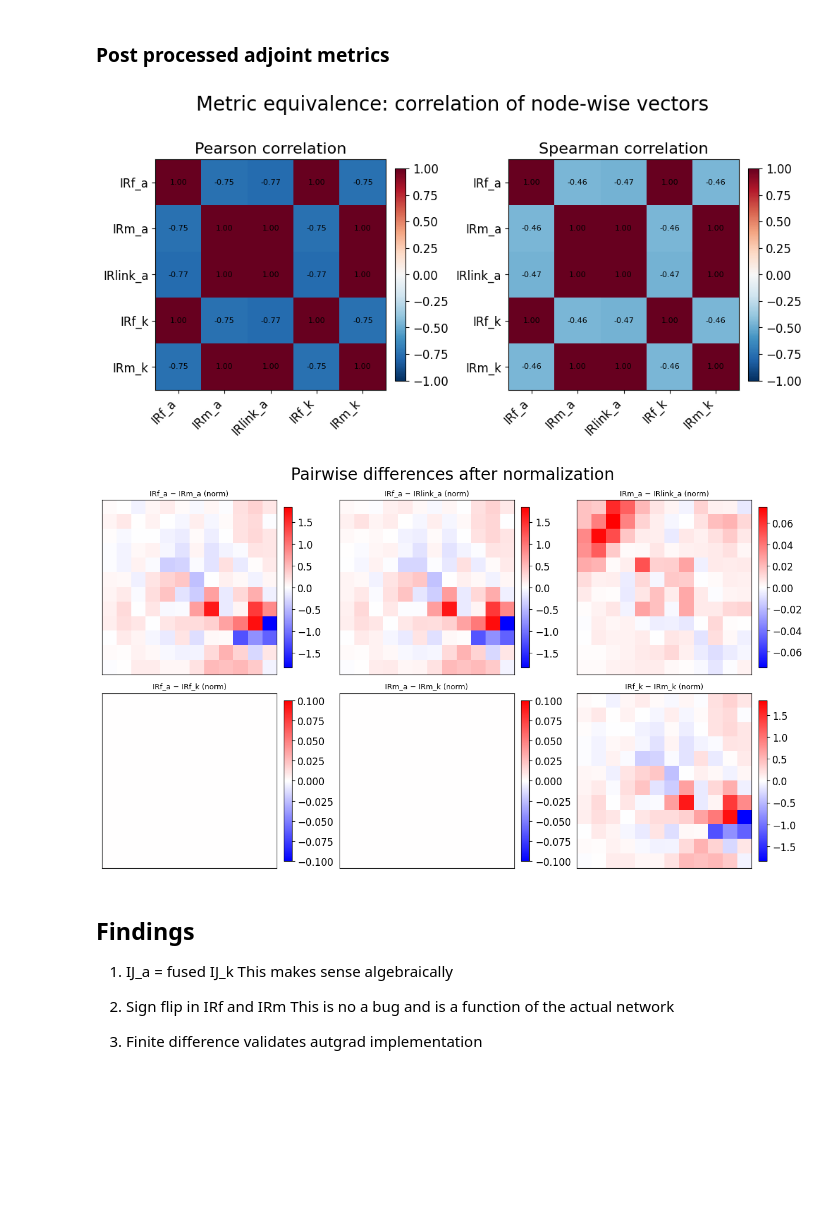
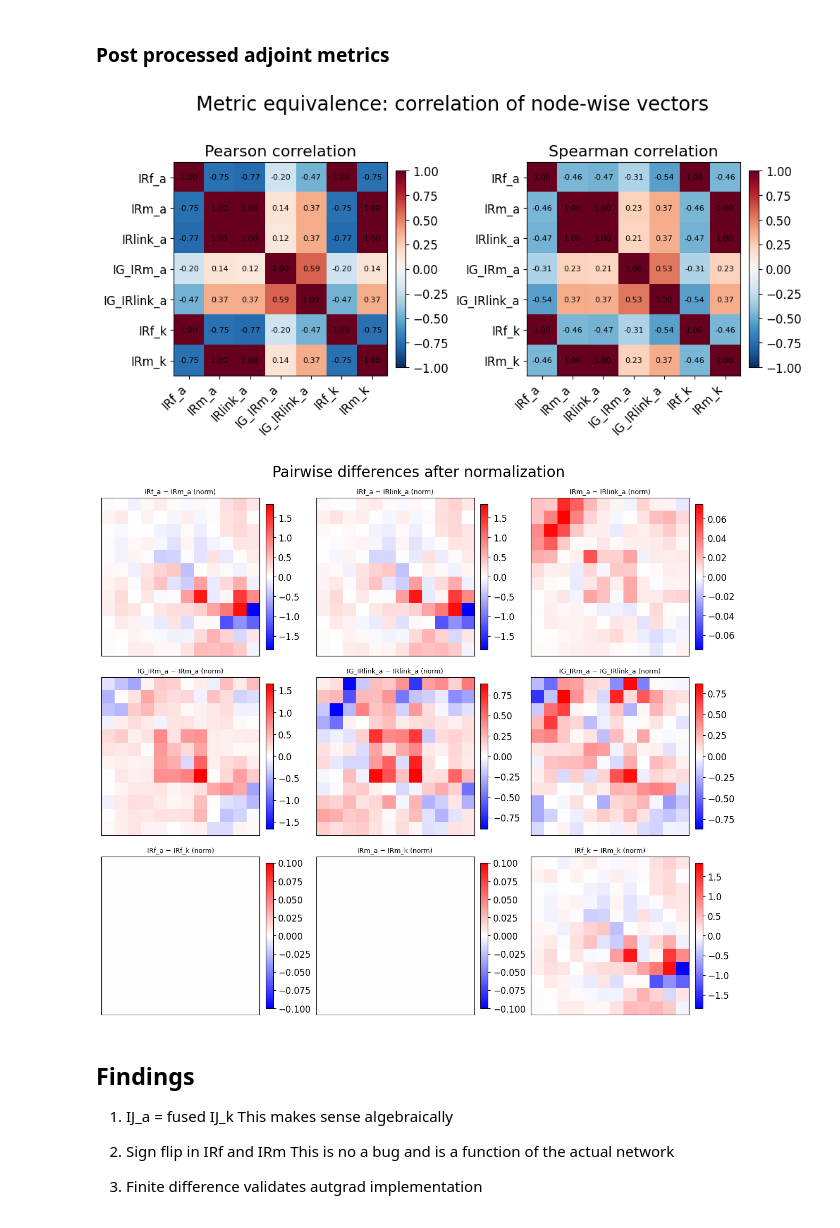
Before and after one commit to adamLastovka/KuramotoNeuralSimulations, a Jupyter notebook: Notebooks/05_metric_comparison.ipynb, the cells around one changed output. Cells and saved outputs as stored; diff of their text form; code cells hidden in the pictures; blank space fills up the shorter version.

```diff
--- a/Notebooks/05_metric_comparison.ipynb
+++ b/Notebooks/05_metric_comparison.ipynb
@@ -345,11 +337,15 @@ IRm_k = node_importance_from_gradK(sim.params.K, g_avg.K)
 IRf_a = -dRf_dalpha
 IRm_a = -dRm_dalpha
 IRlink_a = -dR_link_dalpha
+IG_IRm_a = -IG_dRm_dalpha
+IG_IRlink_a = -IG_dR_link_dalpha
 
 vecs = {
     "IRf_a": IRf_a,
     "IRm_a": IRm_a,
     "IRlink_a": IRlink_a,
+    "IG_IRm_a": IG_IRm_a,
+    "IG_IRlink_a": IG_IRlink_a,
     "IRf_k": IRf_k,
     "IRm_k": IRm_k,
 }
@@ -390,40 +386,53 @@ for i in range(len(names)):
 fig.colorbar(im1, ax=ax[1], fraction=0.046, pad=0.04)
 plt.suptitle("Metric equivalence: correlation of node-wise vectors", y=1.02)
 plt.show()
 
 # --- Normalized spatial patterns and pairwise differences (scale-free)
-IRf_a_norm = IRf_a/np.max(IRf_a)
-IRm_a_norm = IRm_a/np.max(IRm_a)
-IRlink_a_norm = IRlink_a/np.max(IRlink_a)
-IRf_k_norm = IRf_k/np.max(IRf_k)
-IRm_k_norm = IRm_k/np.max(IRm_k)
+def safe_norm(v):
+    m = np.max(np.abs(v))
+    return v / m if m > 0 else v
+
+IRf_a_norm = safe_norm(IRf_a)
+IRm_a_norm = safe_norm(IRm_a)
+IRlink_a_norm = safe_norm(IRlink_a)
+IG_IRm_a_norm = safe_norm(IG_IRm_a)
+IG_IRlink_a_norm = safe_norm(IG_IRlink_a)
+IRf_k_norm = safe_norm(IRf_k)
+IRm_k_norm = safe_norm(IRm_k)
 
 pairs = [
+    # Linear adjoint inter-comparisons
     (IRf_a_norm - IRm_a_norm, "IRf_a − IRm_a (norm)"),
     (IRf_a_norm - IRlink_a_norm, "IRf_a − IRlink_a (norm)"),
     (IRm_a_norm - IRlink_a_norm, "IRm_a − IRlink_a (norm)"),
+    # IG vs linearized (key comparison)
+    (IG_IRm_a_norm - IRm_a_norm, "IG_IRm_a − IRm_a (norm)"),
+    (IG_IRlink_a_norm - IRlink_a_norm, "IG_IRlink_a − IRlink_a (norm)"),
+    # IG inter-comparison
+    (IG_IRm_a_norm - IG_IRlink_a_norm, "IG_IRm_a − IG_IRlink_a (norm)"),
+    # K-derived
     (IRf_a_norm - IRf_k_norm, "IRf_a − IRf_k (norm)"),
     (IRm_a_norm - IRm_k_norm, "IRm_a − IRm_k (norm)"),
     (IRf_k_norm - IRm_k_norm, "IRf_k − IRm_k (norm)"),
 ]
 
 ncols = 3
 nrows = int(np.ceil(len(pairs) / ncols))
 fig, axs = plt.subplots(nrows, ncols, figsize=(4 * ncols, 3.5 * nrows), constrained_layout=True)
 axs = np.atleast_1d(axs).ravel()
 for ax, (arr, title) in zip(axs, pairs):
     im = ax.imshow(arr.reshape(grid_shape), norm=CenteredNorm(), cmap="bwr")
     ax.set_title(title, fontsize=9)
     ax.set_xticks([])
     ax.set_yticks([])
     fig.colorbar(im, ax=ax, fraction=0.046, pad=0.04)
 for ax in axs[len(pairs) :]:
     ax.set_visible(False)
 plt.suptitle("Pairwise differences after normalization")
 plt.show()
 # %% [output]
-[figure, old version]
+[figure, new version]
-[figure, old version]
+[figure, new version]
 # %% [markdown]
 ## Findings
 1) IJ_a = fused IJ_k
```
Also changed, not shown: parts of 7 cells of this notebook, 4 other files.
